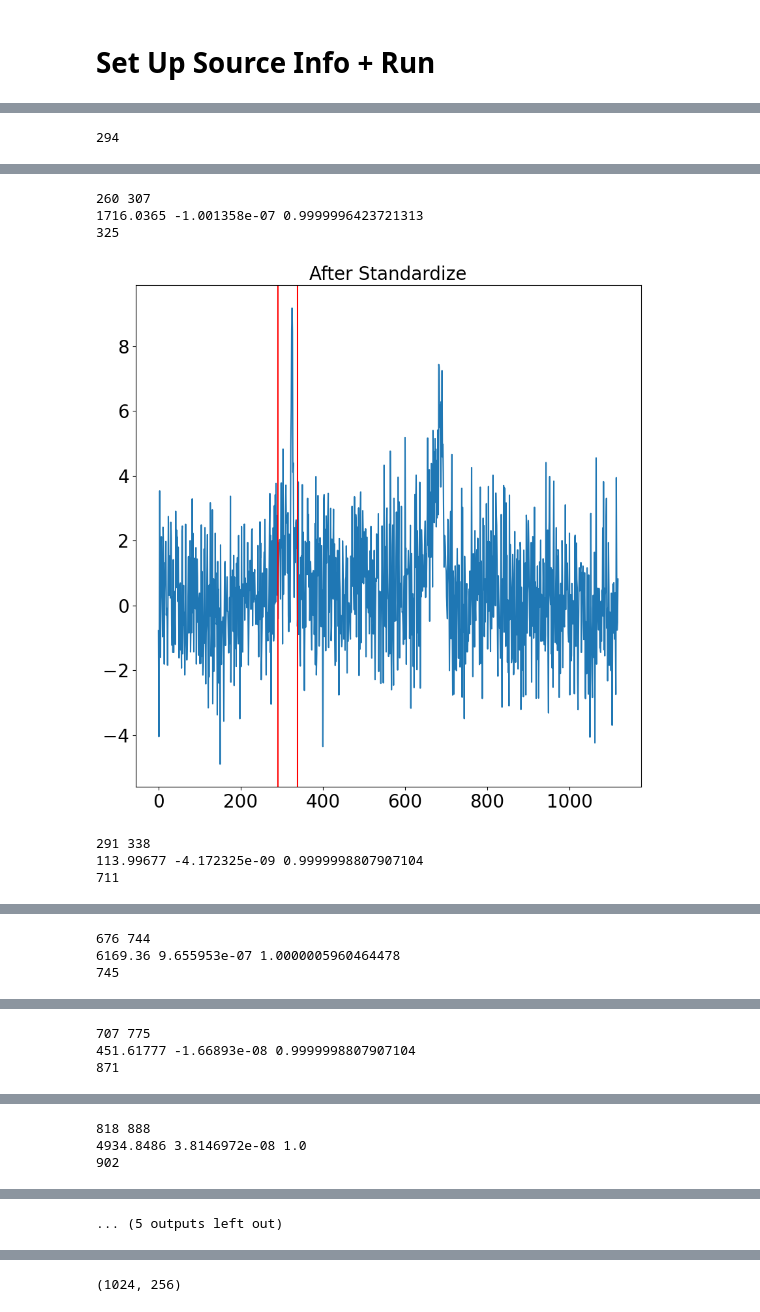
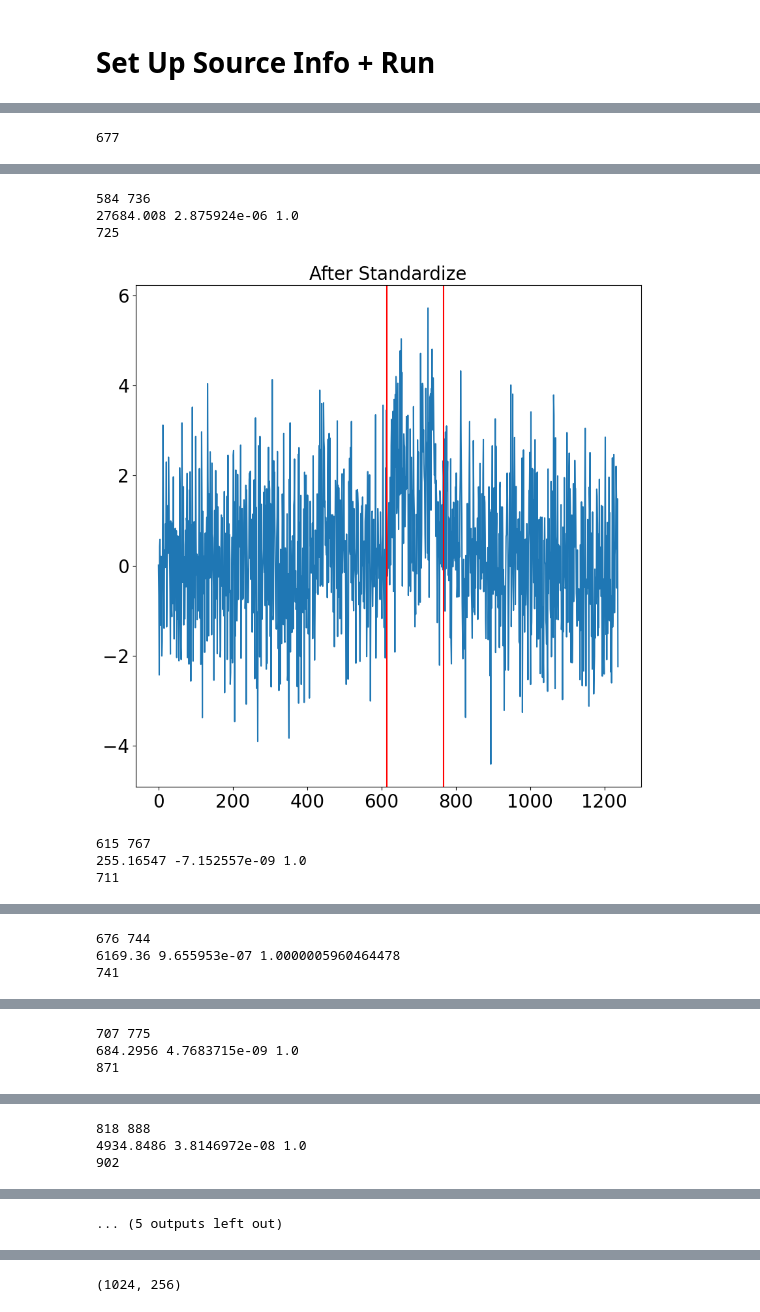
Before and after one commit to rdarlinger/gbo_sensitivity, a Jupyter notebook: gain_test_pulsar.ipynb, the cells around one changed output, grey strips where cells are left out. Drawn from its saved outputs; the diff is of its cells as text; code cells hidden in the pictures.

Commit message:
offline gain on one day and FRB add

```diff
--- a/gain_test_pulsar.ipynb
+++ b/gain_test_pulsar.ipynb
@@ -114,5 +96,5 @@ from sensitivity import *
 # %% [markdown]
 # Set Up Source Info + Run
 # %%
-event_ids = [428880218, 414512181, 426696759, 404366634] #[428880218, 426696759, 414512181, 404366634] # [429226232,425339960,411930148,404760169]  # #412300367,[425339960]#,425324543]#[429226232,427770261,427902043,426969735]
+event_ids = [414512181] #[428880218, 426696759, 414512181, 404366634] # [429226232,425339960,411930148,404760169]  # #412300367,[425339960]#,425324543]#[429226232,427770261,427902043,426969735]
 # %%
@@ -174,5 +175,5 @@ Saving plot to: /arc/projects/chime_frb/rdarlinger/waterfalls/428880218_B0329+54
 # %%
 for event in event_ids:
-    SNR(event, "SNR_B0329+54_high.csv", "/arc/projects/chime_frb/rdarlinger/power.h5")
+    SNR(event, "SNR_B0329+54_offline.csv", "/arc/projects/chime_frb/rdarlinger/power.h5")
 # %% [output]
-294
+677
@@ -180,11 +181,11 @@ for event in event_ids:
-260 307
-1716.0365 -1.001358e-07 0.9999996423721313
-325
+584 736
+27684.008 2.875924e-06 1.0
+725
-[figure, old version]
+[figure, new version]
-291 338
-113.99677 -4.172325e-09 0.9999998807907104
+615 767
+255.16547 -7.152557e-09 1.0
 711
 [figure]
 676 744
 6169.36 9.655953e-07 1.0000005960464478
-745
+741
@@ -192,5 +193,5 @@ for event in event_ids:
 707 775
-451.61777 -1.66893e-08 0.9999998807907104
+684.2956 4.7683715e-09 1.0
 871
 [figure]
 818 888
```
Also changed, not shown: parts of 9 cells of this notebook, 1 other file.
